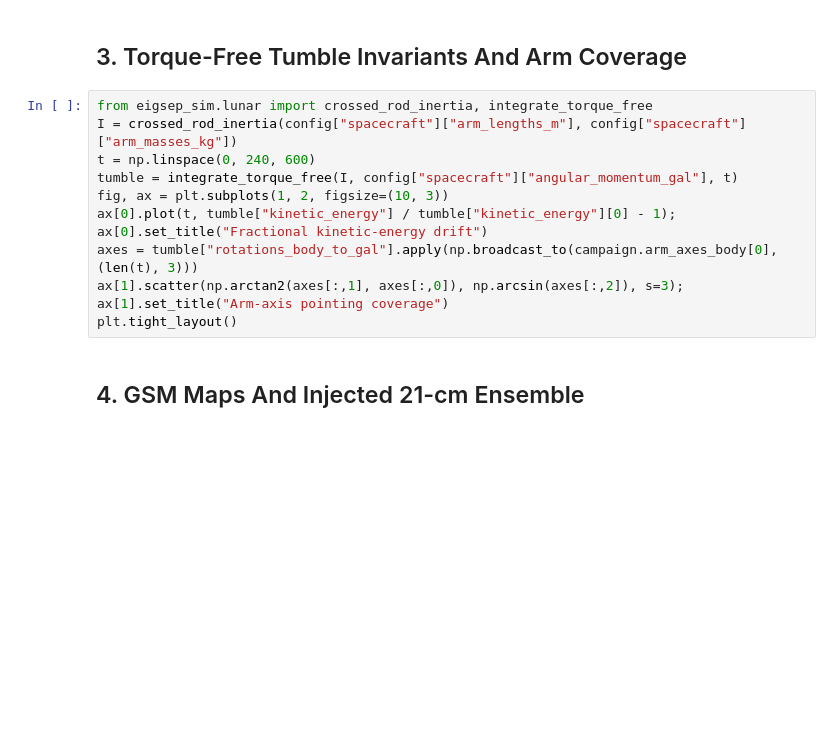
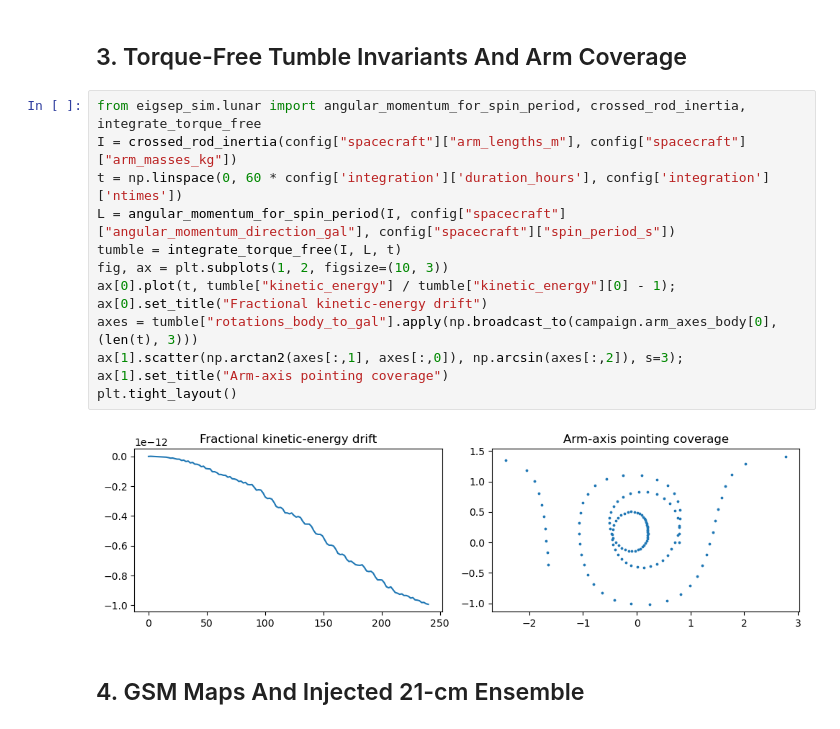
Before and after one commit to AaronParsons/eigsep_sim, a Jupyter notebook: notebooks/Lunar_Simulation_v000.ipynb, the cells around one changed output. Drawn from its saved outputs; the diff is of its cells as text; blank space fills up the shorter version.

```diff
--- a/notebooks/Lunar_Simulation_v000.ipynb
+++ b/notebooks/Lunar_Simulation_v000.ipynb
@@ -68,15 +91,18 @@ plt.tight_layout()
 # %% [markdown]
 ## 3. Torque-Free Tumble Invariants And Arm Coverage
 # %%
-from eigsep_sim.lunar import crossed_rod_inertia, integrate_torque_free
+from eigsep_sim.lunar import angular_momentum_for_spin_period, crossed_rod_inertia, integrate_torque_free
 I = crossed_rod_inertia(config["spacecraft"]["arm_lengths_m"], config["spacecraft"]["arm_masses_kg"])
-t = np.linspace(0, 240, 600)
-tumble = integrate_torque_free(I, config["spacecraft"]["angular_momentum_gal"], t)
+t = np.linspace(0, 60 * config['integration']['duration_hours'], config['integration']['ntimes'])
+L = angular_momentum_for_spin_period(I, config["spacecraft"]["angular_momentum_direction_gal"], config["spacecraft"]["spin_period_s"])
+tumble = integrate_torque_free(I, L, t)
 fig, ax = plt.subplots(1, 2, figsize=(10, 3))
 ax[0].plot(t, tumble["kinetic_energy"] / tumble["kinetic_energy"][0] - 1); ax[0].set_title("Fractional kinetic-energy drift")
 axes = tumble["rotations_body_to_gal"].apply(np.broadcast_to(campaign.arm_axes_body[0], (len(t), 3)))
 ax[1].scatter(np.arctan2(axes[:,1], axes[:,0]), np.arcsin(axes[:,2]), s=3); ax[1].set_title("Arm-axis pointing coverage")
 plt.tight_layout()
+# %% [output]
+[figure, added]
 # %% [markdown]
 ## 4. GSM Maps And Injected 21-cm Ensemble
 # %%
```
Also changed, not shown: parts of 9 cells of this notebook, 4 other files.
